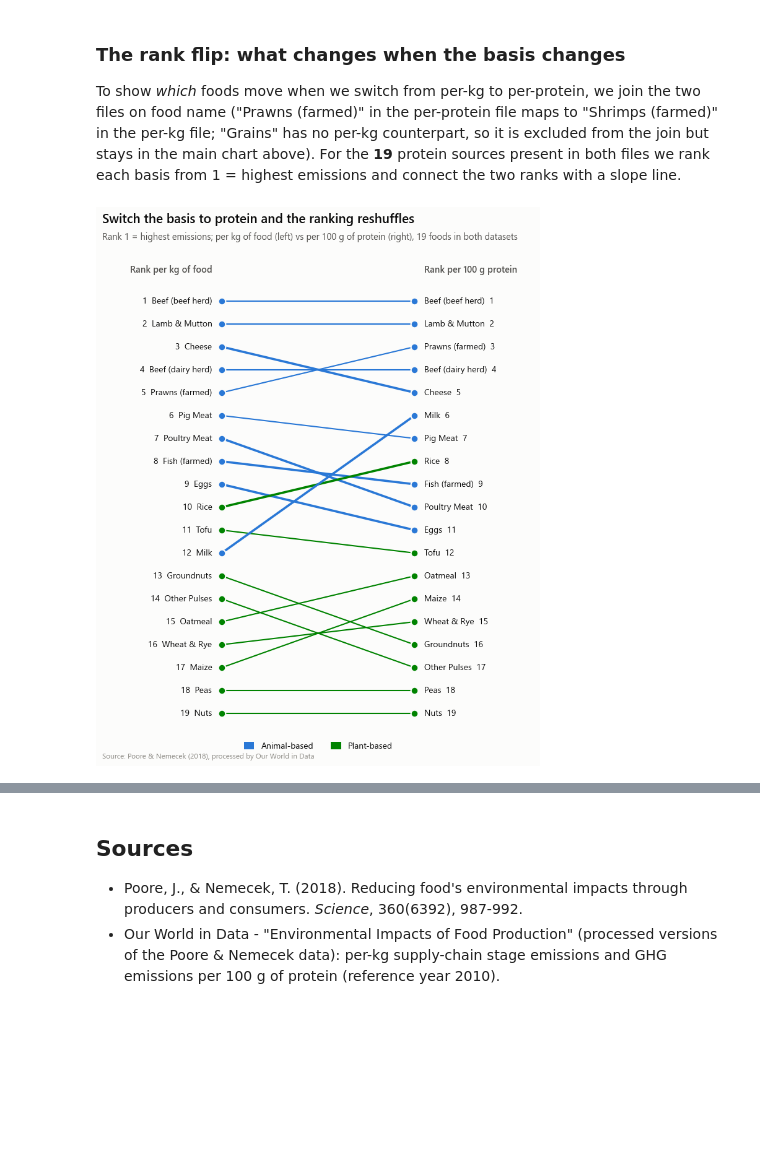
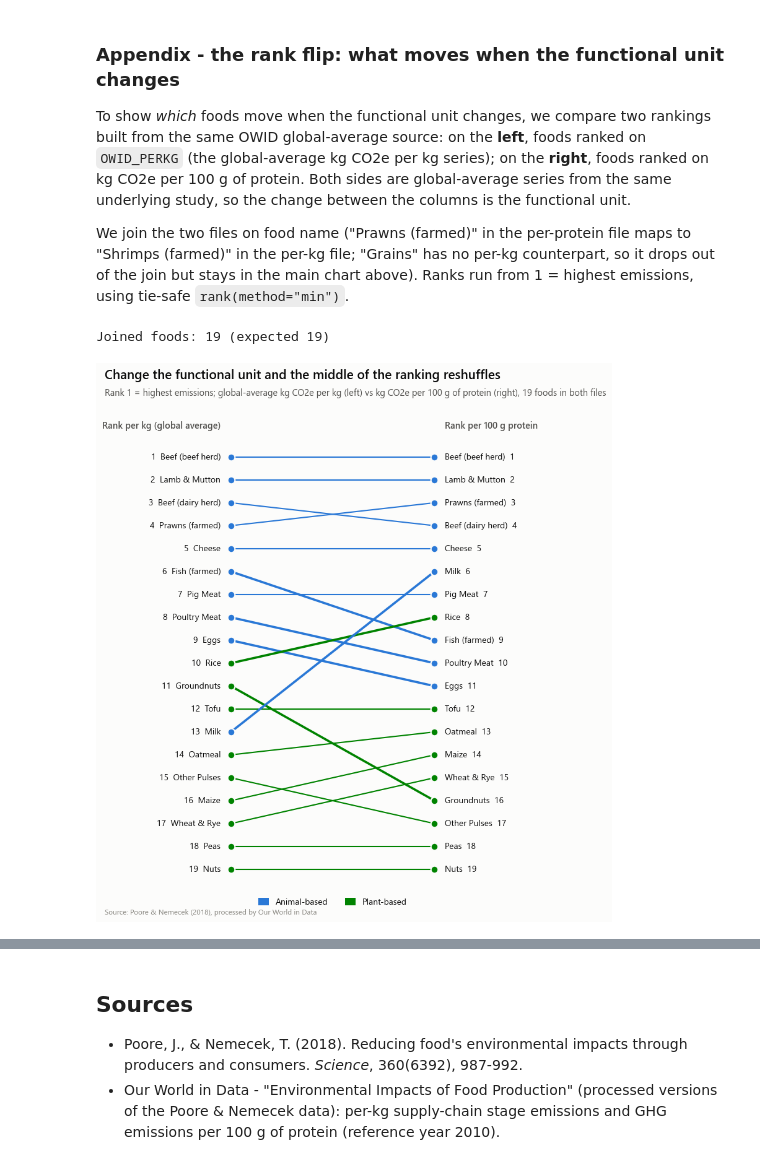
Before and after one commit to dombondyra/JH-2026-Final-Project, a Jupyter notebook: notebooks/01_food_emissions.ipynb, the cells around one changed output, grey strips where cells are left out. Saved outputs shown, nothing was run; the diff lists cells and outputs as text; code cells hidden in the pictures; blank space fills up the shorter version.

```diff
--- a/notebooks/01_food_emissions.ipynb
+++ b/notebooks/01_food_emissions.ipynb
@@ -229,5 +363,5 @@ placed selectively on the foods the deck talks about - not on every bar of a 43-
 # %%
-d = perkg.sort_values(TOTAL, ascending=True).reset_index(drop=True)  # largest ends on top
+d = perkg.sort_values(STAGE_TOTAL, ascending=True).reset_index(drop=True)  # largest ends on top
 colors = [BLUE if f in ANIMAL else GREEN for f in d['Food product']]
 
 STORY4 = {'Beef (beef herd)', 'Lamb & Mutton', 'Cheese', 'Beef (dairy herd)',
@@ -235,9 +369,9 @@ STORY4 = {'Beef (beef herd)', 'Lamb & Mutton', 'Cheese', 'Beef (dairy herd)',
           'Peas', 'Nuts'}
 
 fig, ax = plt.subplots(figsize=(9, 13))
-ax.barh(d['Food product'], d[TOTAL], height=0.62, color=colors)
+ax.barh(d['Food product'], d[STAGE_TOTAL], height=0.62, color=colors)
 
-for y, (f, v) in enumerate(zip(d['Food product'], d[TOTAL])):
+for y, (f, v) in enumerate(zip(d['Food product'], d[STAGE_TOTAL])):
     if f in STORY4:
         ax.text(v + 0.55, y, fmt(v), va='center', ha='left', fontsize=9.5, color=SEC)
 
@@ -249,19 +383,17 @@ ax.tick_params(axis='y', labelsize=9.5)
 cat_legend(ax, loc='lower right')
 
 add_titles(ax,
-           'Animal products crowd the top - but chocolate and coffee climb high too',
-           'GHG emissions in kg CO2e per kg of food, land-to-retail total, all 43 foods',
+           'A more than 200-fold spread separates the least and most emitting foods',
+           'GHG emissions in kg CO2e per kg, land-to-retail total, global averages, all 43 foods',
            'Source: Poore & Nemecek (2018), processed by Our World in Data',
            source_pts=-30)
 
-fig.savefig(FIGS / 'fig_slide04_perkg_spread.png',
+fig.savefig(FIGS / 'fig_appendix_perkg_all43.png',
             dpi=200, bbox_inches='tight', facecolor=SURFACE)
 plt.show()
 
-spread = d[TOTAL].max() / d[TOTAL].min()
+spread = d[STAGE_TOTAL].max() / d[STAGE_TOTAL].min()
 lo = d.iloc[0]; hi = d.iloc[-1]
-print(f"Spread: {lo['Food product']} {lo[TOTAL]:.3f} to {hi['Food product']} "
-      f"{hi[TOTAL]:.2f} kg CO2e/kg -> {spread:.0f}x")
-print(d.sort_values(TOTAL, ascending=False)[['Food product', 'Category', TOTAL]]
-      .head(6).to_string(index=False))
+print(f"Spread: {lo['Food product']} {lo[STAGE_TOTAL]:.3f} to {hi['Food product']} "
+      f"{hi[STAGE_TOTAL]:.2f} kg CO2e/kg -> {spread:.0f}x")
 # %% [output]
@@ -378,66 +505,78 @@ a penalty when protein is the yardstick.
 # %% [markdown]
-### The rank flip: what changes when the basis changes
+### Appendix - the rank flip: what moves when the functional unit changes
 
-To show *which* foods move when we switch from per-kg to per-protein, we join the two
-files on food name ("Prawns (farmed)" in the per-protein file maps to "Shrimps (farmed)"
-in the per-kg file; "Grains" has no per-kg counterpart, so it is excluded from the join
-but stays in the main chart above). For the **19** protein sources present in both files
-we rank each basis from 1 = highest emissions and connect the two ranks with a slope line.
+To show *which* foods move when the functional unit changes, we compare two rankings
+built from the same OWID global-average source: on the **left**, foods ranked on
+`OWID_PERKG` (the global-average kg CO2e per kg series); on the **right**, foods
+ranked on kg CO2e per 100 g of protein. Both sides are global-average series from the
+same underlying study, so the change between the columns is the functional unit.
+
+We join the two files on food name ("Prawns (farmed)" in the per-protein file maps to
+"Shrimps (farmed)" in the per-kg file; "Grains" has no per-kg counterpart, so it drops
+out of the join but stays in the main chart above). Ranks run from 1 = highest
+emissions, using tie-safe `rank(method="min")`.
 # %%
 name_map = {'Prawns (farmed)': 'Shrimps (farmed)'}
 
 j = pf[pf['Entity'] != 'Grains'].copy()           # Grains: per-protein file only
 j['perkg_name'] = j['Entity'].replace(name_map)
-j = j.merge(perkg[['Food product', TOTAL]], left_on='perkg_name', right_on='Food product')
-assert len(j) == 19, f'expected 19 joined foods, got {len(j)}'
+j = j.merge(perkg[['Food product', OWID_PERKG]], left_on='perkg_name', right_on='Food product')
 
-j['rank_kg'] = j[TOTAL].rank(ascending=False).astype(int)      # 1 = worst per kg
-j['rank_prot'] = j[PCOL].rank(ascending=False).astype(int)     # 1 = worst per protein
+# (d) join-count check: compute it, print it, then assert against the constant.
+EXPECTED_JOIN = 19   # verified against the data: 20 protein sources minus 'Grains'
+join_count = len(j)
+print(f'Joined foods: {join_count} (expected {EXPECTED_JOIN})')
+assert join_count == EXPECTED_JOIN, f'expected {EXPECTED_JOIN} joined foods, got {join_count}'
 
-FLIPS = {'Cheese', 'Milk', 'Rice', 'Eggs', 'Poultry Meat', 'Fish (farmed)'}
+# Tie-safe ranks, 1 = highest emissions on each measure.
+j['rank_owid'] = j[OWID_PERKG].rank(ascending=False, method='min').astype(int)
+j['rank_prot'] = j[PCOL].rank(ascending=False, method='min').astype(int)
 
-fig, ax = plt.subplots(figsize=(9, 10))
+FLIPS = {'Milk', 'Groundnuts', 'Rice', 'Fish (farmed)', 'Poultry Meat', 'Eggs'}
+
+fig, ax = plt.subplots(figsize=(9.5, 10))
 for _, r in j.iterrows():
     c = BLUE if r['Category'] == 'Animal-based' else GREEN
     lw = 2.6 if r['Entity'] in FLIPS else 1.5
-    ax.plot([0, 1], [r['rank_kg'], r['rank_prot']], color=c, lw=lw, zorder=2)
-    ax.scatter([0, 1], [r['rank_kg'], r['rank_prot']], s=70, color=c,
+    ax.plot([0, 1], [r['rank_owid'], r['rank_prot']], color=c, lw=lw, zorder=2)
+    ax.scatter([0, 1], [r['rank_owid'], r['rank_prot']], s=70, color=c,
                edgecolor=SURFACE, linewidth=1.5, zorder=3)
-    ax.text(-0.05, r['rank_kg'], f"{r['rank_kg']}  {r['Entity']}",
+    ax.text(-0.05, r['rank_owid'], f"{r['rank_owid']}  {r['Entity']}",
             ha='right', va='center', fontsize=10, color=INK)
     ax.text(1.05, r['rank_prot'], f"{r['Entity']}  {r['rank_prot']}",
             ha='left', va='center', fontsize=10, color=INK)
 
-ax.text(-0.05, -0.35, 'Rank per kg of food', ha='right', va='center',
+ax.text(-0.05, -0.35, 'Rank per kg (global average)', ha='right', va='center',
         fontsize=10.5, color=SEC, fontweight=600)
 ax.text(1.05, -0.35, 'Rank per 100 g protein', ha='left', va='center',
         fontsize=10.5, color=SEC, fontweight=600)
 
 ax.set_xlim(-0.62, 1.62)
 ax.set_ylim(19.8, -1.0)                     # rank 1 on top
 ax.set_xticks([]); ax.set_yticks([])
 for s in ax.spines.values():
     s.set_visible(False)
 
 handles = [Patch(facecolor=BLUE, label='Animal-based'),
            Patch(facecolor=GREEN, label='Plant-based')]
 ax.legend(handles=handles, loc='upper center', bbox_to_anchor=(0.5, -0.005),
           ncols=2, fontsize=10, labelcolor=INK, handlelength=1.2, handleheight=0.9)
 
 add_titles(ax,
-           'Switch the basis to protein and the ranking reshuffles',
-           'Rank 1 = highest emissions; per kg of food (left) vs per 100 g of protein '
-           '(right), 19 foods in both datasets',
+           'Change the functional unit and the middle of the ranking reshuffles',
+           'Rank 1 = highest emissions; global-average kg CO2e per kg (left) vs '
+           'kg CO2e per 100 g of protein (right), 19 foods in both files',
            'Source: Poore & Nemecek (2018), processed by Our World in Data',
            source_pts=-24)
 
-fig.savefig(FIGS / 'fig_slide05_rank_flip.png',
+fig.savefig(FIGS / 'fig_appendix_slide05_rank_flip.png',
             dpi=200, bbox_inches='tight', facecolor=SURFACE)
 plt.show()
 
-moves = j[['Entity', 'rank_kg', 'rank_prot']].copy()
-moves['shift'] = moves['rank_kg'] - moves['rank_prot']   # + means worse per protein
-print(moves.sort_values('shift')[['Entity', 'rank_kg', 'rank_prot', 'shift']]
+moves = j[['Entity', 'rank_owid', 'rank_prot']].copy()
+moves['shift'] = moves['rank_owid'] - moves['rank_prot']   # + means worse per protein
+print(moves.sort_values('shift')[['Entity', 'rank_owid', 'rank_prot', 'shift']]
       .to_string(index=False))
 # %% [output]
+Joined foods: 19 (expected 19)
-[figure, old version]
+[figure, new version]
```
Also changed, not shown: parts of 21 cells of this notebook, 29 other files.
